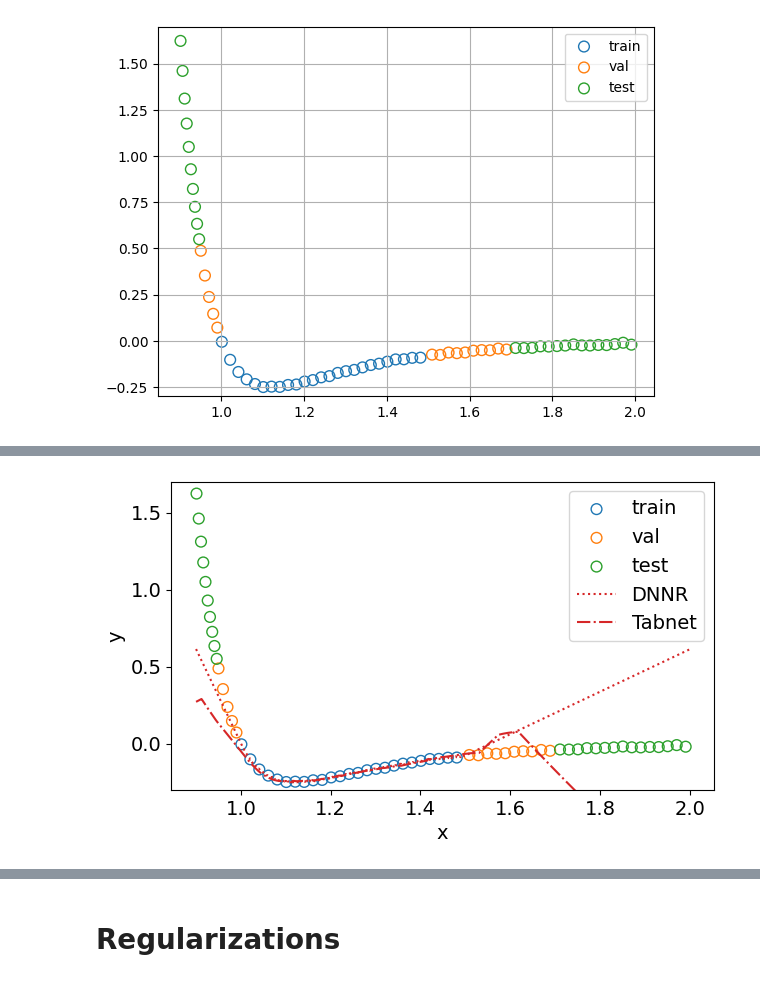
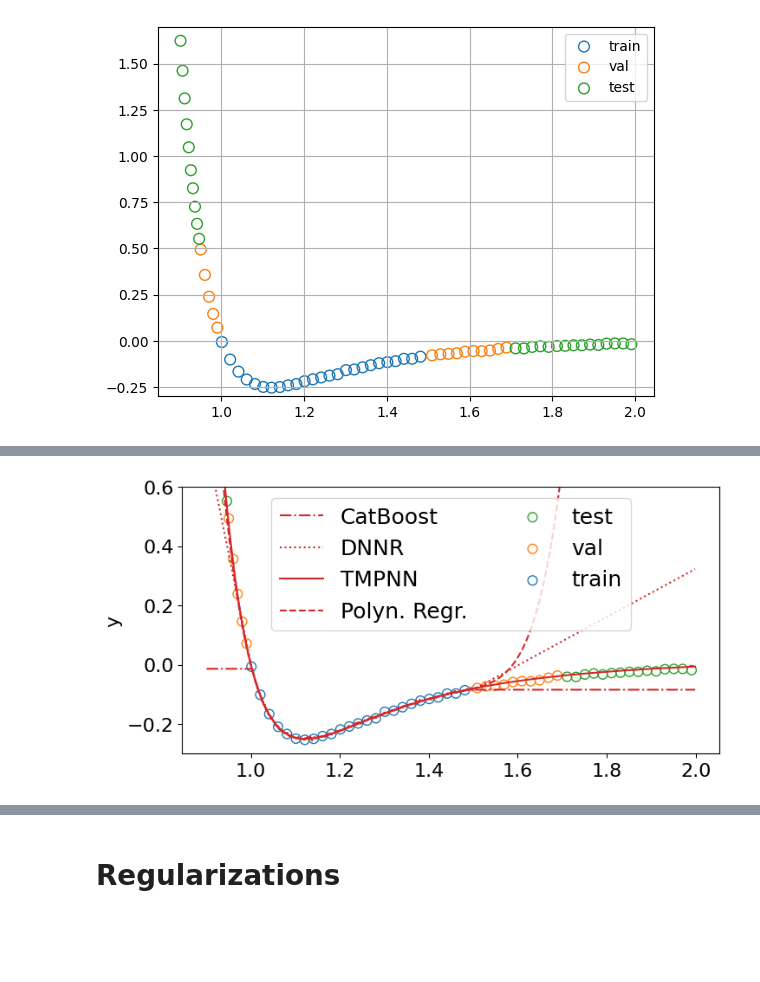
Before and after one commit to andiva/tmpnn, a Jupyter notebook: demo/Synthetic.ipynb, the cells around one changed output, grey strips where cells are left out. Saved outputs shown, nothing was run; the diff lists cells and outputs as text; code cells hidden in the pictures; blank space fills up the shorter version.

```diff
--- a/demo/Synthetic.ipynb
+++ b/demo/Synthetic.ipynb
@@ -143,46 +142,49 @@ def score(model):
     print('R2 (val)  ', r2(y_vl,model.predict(x_vl)))
     print('R2 (test) ', r2(y_ts,model.predict(x_ts)))
 # %%
-plt.figure(figsize=(7,4))
-font = {'size'   : 14}
-matplotlib.rc('font', **font)
-
+plt.figure(figsize=(8,4))
 plot()
+matplotlib.rc('font',size=16)
+# plt.plot([],[],markersize=0,label=' ',c='white')
 plt.grid(False)
 
-# model = Pipeline(steps=[
-#     ('p', PolynomialFeatures(6)),
-#     ('m', LinearRegression())
-# ])
-# model.fit(x_tr, y_tr)
-# pred = model.predict(x)
-# plt.plot(x,pred,label='Polynomial',linestyle='--',c='tab:red')
+model = Pipeline(steps=[
+    ('p', PolynomialFeatures(6)),
+    ('m', LinearRegression())
+])
+model.fit(x_tr, y_tr)
+pred = model.predict(x)
+plt.plot(x,pred,label='Polyn. Regr.',linestyle='--',c='tab:red')
 
-# model = Regression(1,1,2,7)
-# model.fit(x_tr, y_tr.reshape(-1,1), verbose=0, epochs=10000)
-# pred = model.predict(x)
-# plt.plot(x,pred,label='TMPNN',c='tab:red')
-# print(mae(y,pred))
+model = Regression(1,1,2,7)
+scaler = MinMaxScaler((-0.5,0.5))
+model.fit(scaler.fit_transform(x_tr), y_tr.reshape(-1,1), verbose=0, epochs=10000,
+          eval_set=(scaler.transform(x_vl), y_vl.reshape(-1,1)),
+          callbacks=[tf.keras.callbacks.EarlyStopping(restore_best_weights=True, patience=5000)])
+pred = model.predict(scaler.transform(x))
+plt.plot(x,pred,label='TMPNN',c='tab:red')
+print(mae(y,pred))
 
 model = DNNR()
 model.fit(x_tr, y_tr)
 pred = model.predict(x)
 plt.plot(x,pred,label='DNNR',c='tab:red',linestyle=':')
 
-model2 = TabNetRegressor(verbose=0)
-model2.fit(x_tr, y_tr.reshape(-1,1), #eval_set=[(x_tr, y_tr.reshape(-1,1)),(x_vl, y_vl.reshape(-1,1))],
-           batch_size=y_tr.shape[0], max_epochs=1000)
-pred = model2.predict(x)
-plt.plot(x,pred,label='Tabnet',c='tab:red',linestyle='-.')
+# model2 = TabNetRegressor(verbose=0)
+# model2.fit(x_tr, y_tr.reshape(-1,1), #eval_set=[(x_tr, y_tr.reshape(-1,1)),(x_vl, y_vl.reshape(-1,1))],
+#            batch_size=y_tr.shape[0], max_epochs=1000)
+# pred = model2.predict(x)
+# plt.plot(x,pred,label='Tabnet',c='tab:red',linestyle='-.')
 
-# model = CatBoostRegressor()
-# model.fit(x_tr, y_tr, eval_set=(x_vl,y_vl),verbose=0)
-# pred = model.predict(x)
-# plt.plot(x,pred,label='CatBoost',linestyle='-.',c='tab:red')
+model = CatBoostRegressor()
+model.fit(x_tr, y_tr, eval_set=(x_vl,y_vl),verbose=0)
+pred = model.predict(x)
+plt.plot(x,pred,label='CatBoost',linestyle='-.',c='tab:red')
 
-plt.legend(loc='best')#,bbox_to_anchor=(0.35, 1))
-# plt.ylim(-0.3,0.6)
-plt.xlabel('x')
+plt.legend(ncol=2,fontsize=18,reverse=True)
+# plt.legend(bbox_to_anchor=(0.55,0.25))
+plt.ylim(-0.3,0.6)
+# plt.xlabel('x')
 plt.ylabel('y')
 plt.show()
 # %% [output]
@@ -189 +193 @@ plt.show()
-[figure, old version]
+[figure, new version]
```
Also changed, not shown: parts of 15 cells of this notebook, 1 other file.
